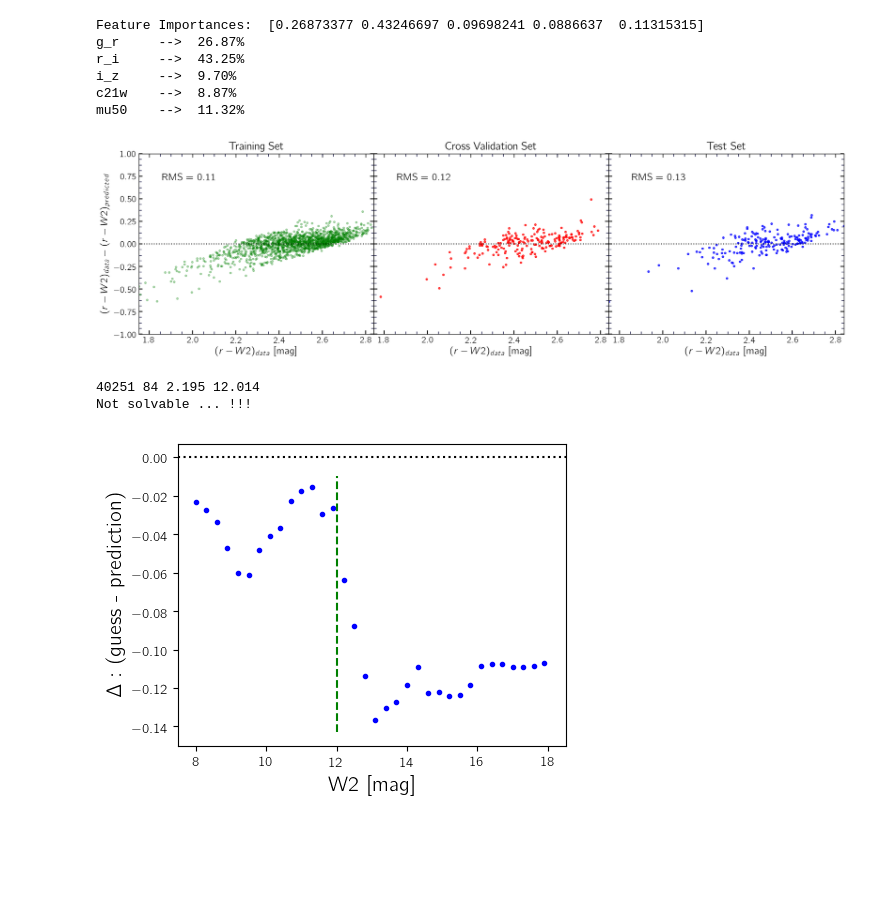
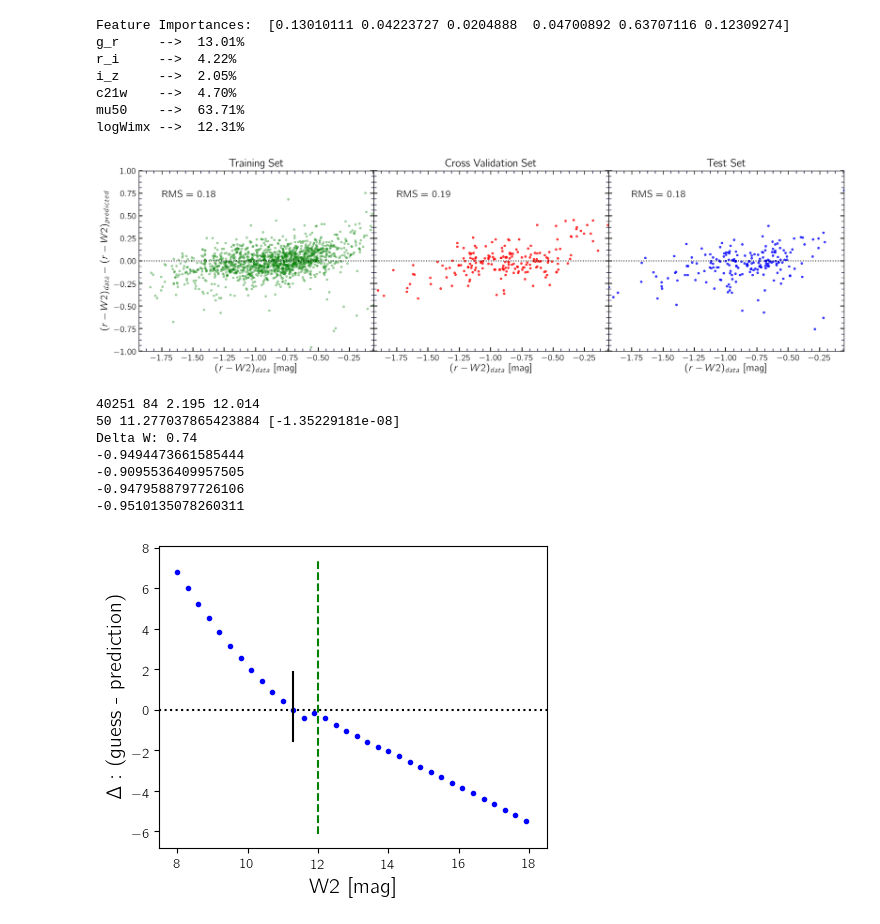
Before and after one commit to ekourkchi/reddening, a Jupyter notebook: playing_with_Random_Forest.ipynb, the cells around one changed output. Drawn from its saved outputs; the diff is of its cells as text; code cells hidden in the pictures; blank space fills up the shorter version.

```diff
--- a/playing_with_Random_Forest.ipynb
+++ b/playing_with_Random_Forest.ipynb
@@ -143,44 +143,45 @@ table_tst, table_cvl, table_trn = prepareSamples(table, Seed_cross=300)
 
 
 ################################ Feature selection, regression parameters
-features = ['g_r', 'r_i', 'i_z', 'c21w', 'mu50']
-output   = 'logWimx'
+features = ['g_r', 'r_i', 'i_z', 'c21w', 'mu50', 'logWimx']
+output   = 'r_w2'
 max_depth=2000
 n_estimators=2000
 max_features=len(features)
 min_samples_leaf=10
 bootstrap=True
 ################################ Regression (Random Forest)
 regr, x_trn, y_trn, p_y_trn, x_cvl, y_cvl, p_y_cvl, x_tst, y_tst, p_y_tst = esn_RForest( \
     table_tst, table_cvl, table_trn, \
         features, output, \
             max_features=max_features, min_samples_leaf=min_samples_leaf, bootstrap=bootstrap)
 importances = regr.feature_importances_
 print 'Feature Importances: ', importances
 for j in range(len(features)):
     if features[j]!='logWimx':
         print features[j], '\t-->  '+'%.2f'%(importances[j]*100)+'%'
     else: print features[j], '-->  '+'%.2f'%(importances[j]*100)+'%'
 
 ################################ Plotting
 text     = 'r-W2'
 text_unit = 'mag'
 x0 = np.min(table_tst[output])
 x1 = np.max(table_tst[output])
 xlabel = r'$('+text+')'+'_{data}$'+'   ['+text_unit+']'
 ylabel = r'$('+text+')'+'_{data}'+'-'+'('+text+')'+'_{predicted}$'
 xlim = [x0,x1]
 ylim = [-1,1]
 makePlot(x_trn, y_trn, p_y_trn, x_cvl, y_cvl, p_y_cvl, x_tst, y_tst, p_y_tst, \
         xlim, ylim, xlabel, ylabel, plotName='RF_grIz_mu50_logWimx_c21w')
 # %% [output]
-Feature Importances:  [0.26873377 0.43246697 0.09698241 0.0886637  0.11315315]
-g_r     -->  26.87%
-r_i     -->  43.25%
-i_z     -->  9.70%
-c21w    -->  8.87%
-mu50    -->  11.32%
+Feature Importances:  [0.13010111 0.04223727 0.0204888  0.04700892 0.63707116 0.12309274]
+g_r     -->  13.01%
+r_i     -->  4.22%
+i_z     -->  2.05%
+c21w    -->  4.70%
+mu50    -->  63.71%
+logWimx -->  12.31%
-[figure, old version]
+[figure, new version]
 # %%
 j = 50
 PGC = table_tst['pgc'][j]
@@ -227,5 +228,10 @@ else:
     ax.plot([w2p,w2p], [ylim[0]/4.,ylim[1]/4.], 'k-')
 # %% [output]
 40251 84 2.195 12.014
-Not solvable ... !!!
+50 11.277037865423884 [-1.35229181e-08]
+Delta W: 0.74
+-0.9494473661585444
+-0.9095536409957505
+-0.9479588797726106
+-0.9510135078260311
-[figure, old version]
+[figure, new version]
```
Also changed, not shown: 8 other files.
